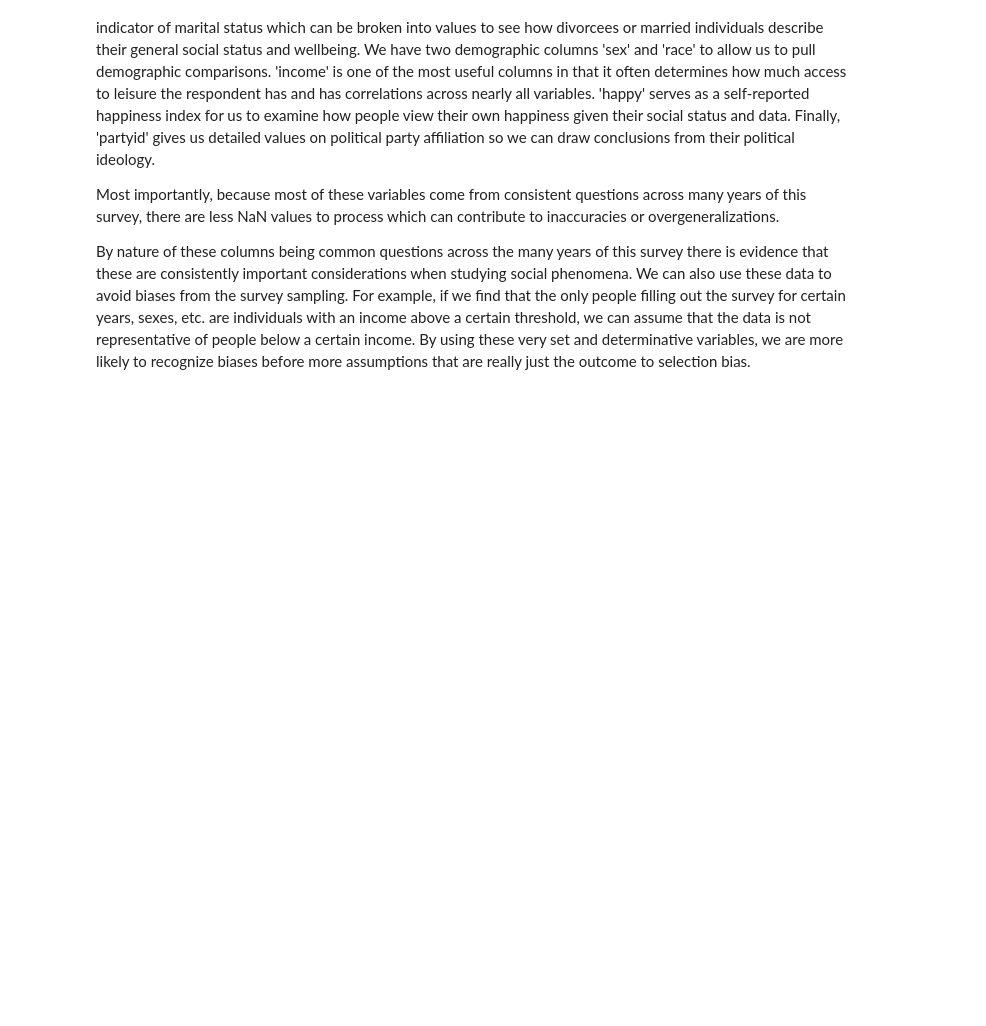
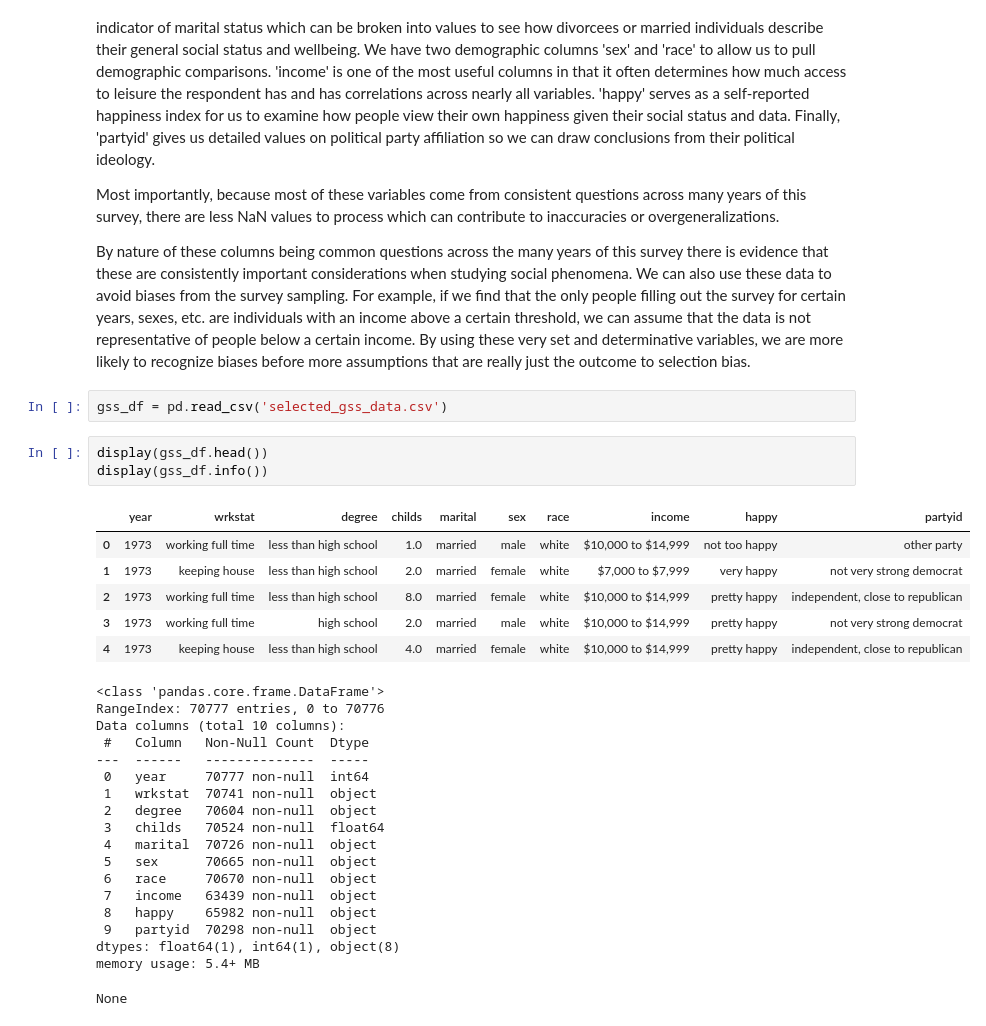
Before and after one commit to henry5250/lab_eda, a Jupyter notebook: lab_notebook.ipynb, the cells around one changed output. Saved outputs shown, nothing was run; the diff lists cells and outputs as text; blank space fills up the shorter version.

```diff
--- a/lab_notebook.ipynb
+++ b/lab_notebook.ipynb
@@ -84,3 +86,33 @@ Each variable serves a unique purpose for our analysis. The 'year' serves as a c
 Most importantly, because most of these variables come from consistent questions across many years of this survey, there are less NaN values to process which can contribute to inaccuracies or overgeneralizations.
 
 By nature of these columns being common questions across the many years of this survey there is evidence that these are consistently important considerations when studying social phenomena. We can also use these data to avoid biases from the survey sampling. For example, if we find that the only people filling out the survey for certain years, sexes, etc. are individuals with an income above a certain threshold, we can assume that the data is not representative of people below a certain income. By using these very set and determinative variables, we are more likely to recognize biases before more assumptions that are really just the outcome to selection bias.
+# %%
+gss_df = pd.read_csv('selected_gss_data.csv')
+# %%
+display(gss_df.head())
+display(gss_df.info())
+# %% [output]
+|  | year | wrkstat | degree | childs | marital | sex | race | income | happy | partyid |
+| 0 | 1973 | working full time | less than high school | 1.0 | married | male | white | $10,000 to $14,999 | not too happy | other party |
+| 1 | 1973 | keeping house | less than high school | 2.0 | married | female | white | $7,000 to $7,999 | very happy | not very strong democrat |
+| 2 | 1973 | working full time | less than high school | 8.0 | married | female | white | $10,000 to $14,999 | pretty happy | independent, close to republican |
+| 3 | 1973 | working full time | high school | 2.0 | married | male | white | $10,000 to $14,999 | pretty happy | not very strong democrat |
+| 4 | 1973 | keeping house | less than high school | 4.0 | married | female | white | $10,000 to $14,999 | pretty happy | independent, close to republican |
+<class 'pandas.core.frame.DataFrame'>
+RangeIndex: 70777 entries, 0 to 70776
+Data columns (total 10 columns):
+ #   Column   Non-Null Count  Dtype
+---  ------   --------------  -----
+ 0   year     70777 non-null  int64
+ 1   wrkstat  70741 non-null  object
+ 2   degree   70604 non-null  object
+ 3   childs   70524 non-null  float64
+ 4   marital  70726 non-null  object
+ 5   sex      70665 non-null  object
+ 6   race     70670 non-null  object
+ 7   income   63439 non-null  object
+ 8   happy    65982 non-null  object
+ 9   partyid  70298 non-null  object
+dtypes: float64(1), int64(1), object(8)
+memory usage: 5.4+ MB
+None
```
Also changed, not shown: parts of 7 cells of this notebook.
